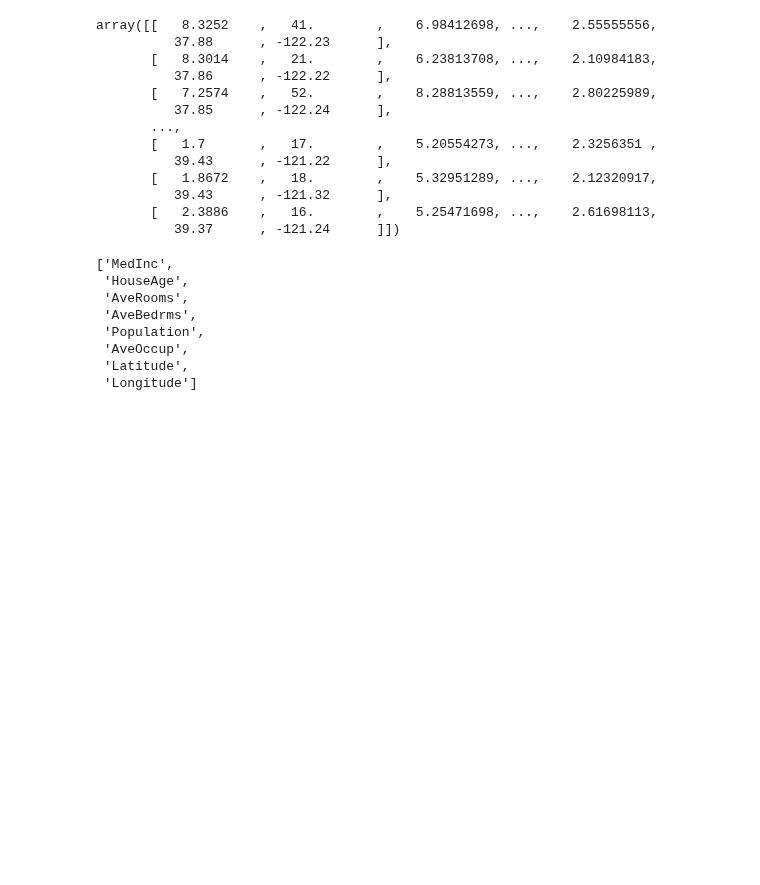
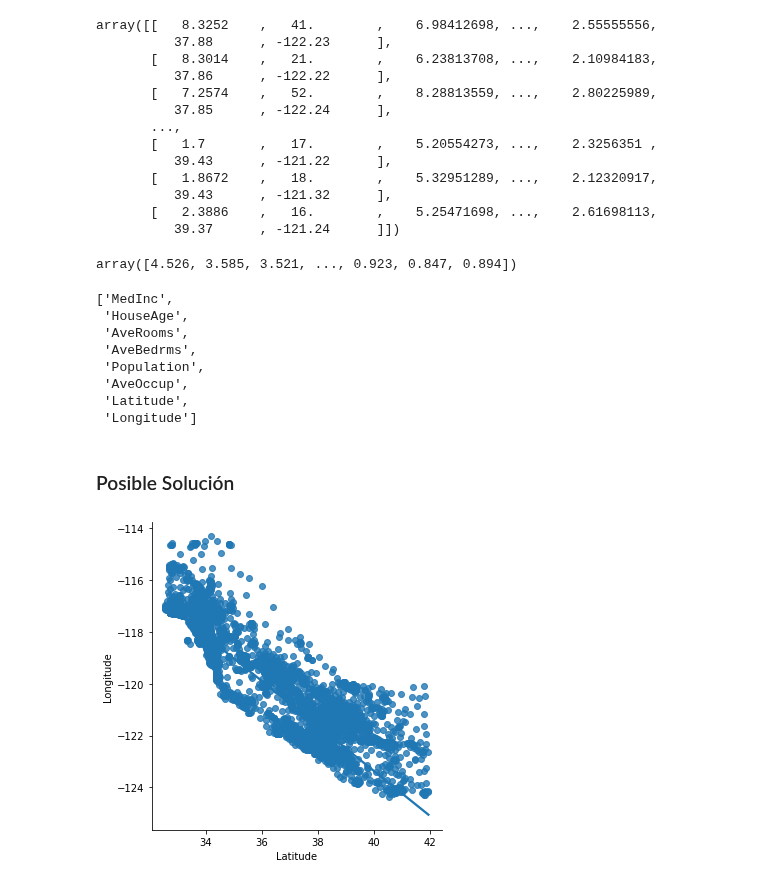
Before and after one commit to felixballestergoytia/Bootcamp_Sep2022, a Jupyter notebook: Regresion_Lineal/Regresion_Lineal.ipynb, the cells around one changed output. Drawn from its saved outputs; the diff is of its cells as text; code cells hidden in the pictures; blank space fills up the shorter version.

```diff
--- a/Regresion_Lineal/Regresion_Lineal.ipynb
+++ b/Regresion_Lineal/Regresion_Lineal.ipynb
@@ -314,6 +314,10 @@ array([[   8.3252    ,   41.        ,    6.98412698, ...,    2.55555556,
           39.37      , -121.24      ]])
 # %%
 Target=fetch_california_housing().target
+# %%
+Target.T
+# %% [output]
+array([4.526, 3.585, 3.521, ..., 0.923, 0.847, 0.894])
 # %%
 fetch_california_housing().feature_names
 # %% [output]
@@ -325,3 +329,14 @@ fetch_california_housing().feature_names
  'AveOccup',
  'Latitude',
  'Longitude']
+# %% [markdown]
+### Posible Solución
+# %%
+df=pd.DataFrame(datos,columns=fetch_california_housing().feature_names)
+### Creamos un dataframe vació para ir incluyendo cada una de las metricas
+Metricas=pd.DataFrame(columns=['Modelo',"RMSE","MAE","MAPE"])
+# %%
+import seaborn as sns
+sns.lmplot(x='Latitude', y='Longitude',data=df);
+# %% [output]
+[figure, added]
```
Also changed, not shown: 1 other file.
